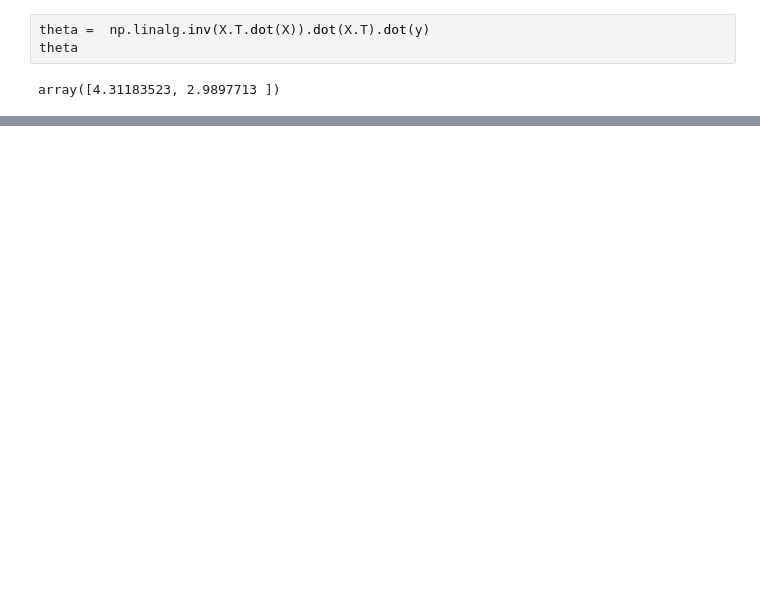
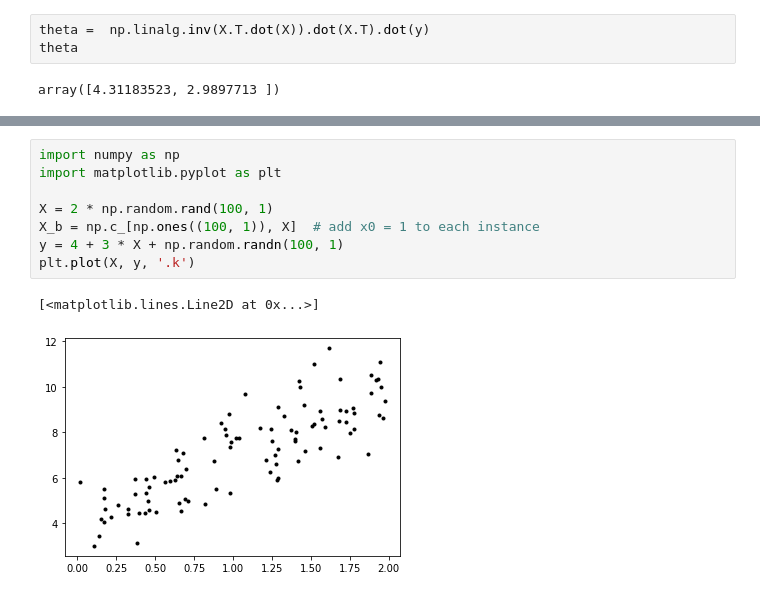
Before and after one commit to ITM-Ingenieria-Electronica/linear-regressor, a Jupyter notebook: main.ipynb, the cells around one changed output, grey strips where cells are left out. Saved outputs shown, nothing was run; the diff lists cells and outputs as text; blank space fills up the shorter version.

```diff
--- a/main.ipynb
+++ b/main.ipynb
@@ -207,0 +190,11 @@ the
+# %%
+import numpy as np
+import matplotlib.pyplot as plt
+
+X = 2 * np.random.rand(100, 1)
+X_b = np.c_[np.ones((100, 1)), X]  # add x0 = 1 to each instance
+y = 4 + 3 * X + np.random.randn(100, 1)
+plt.plot(X, y, '.k')
+# %% [output]
+[<matplotlib.lines.Line2D at 0x...>]
+[figure, added]
```
Also changed, not shown: parts of 33 cells of this notebook, 1 other file.
